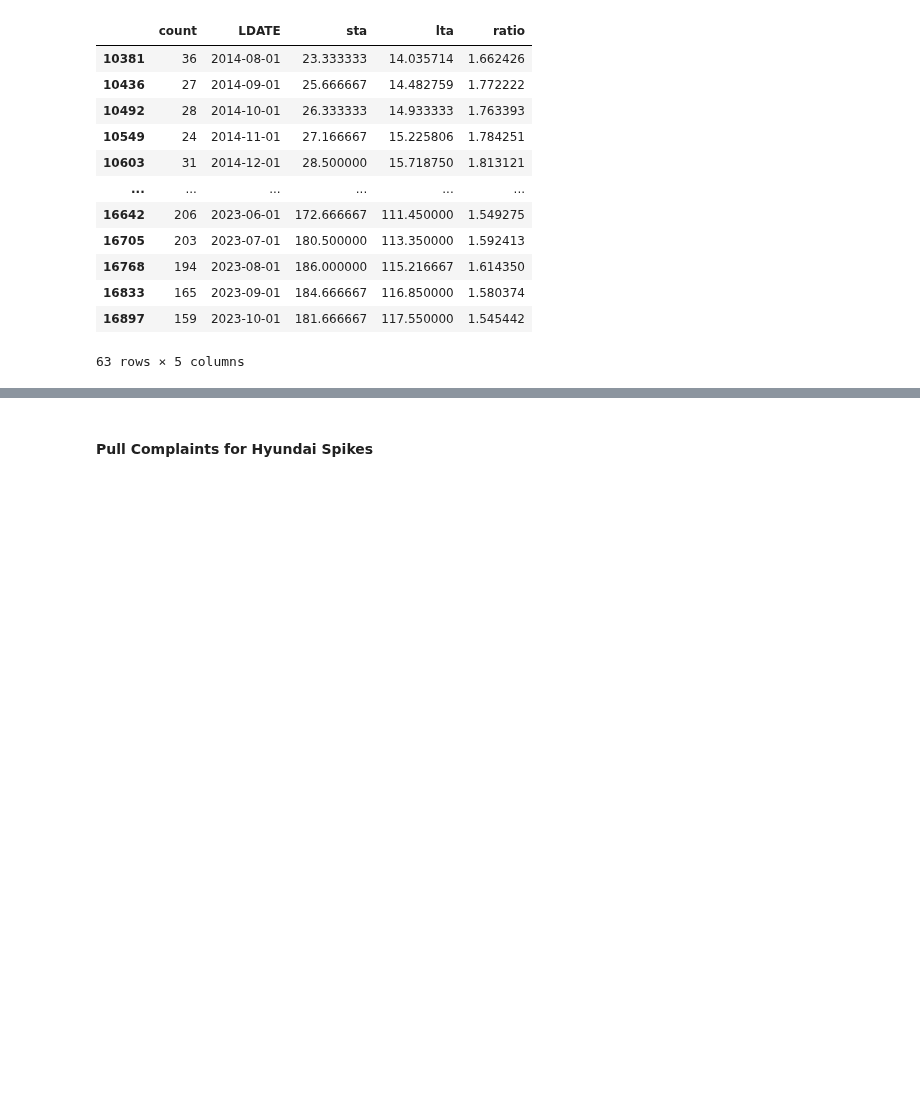
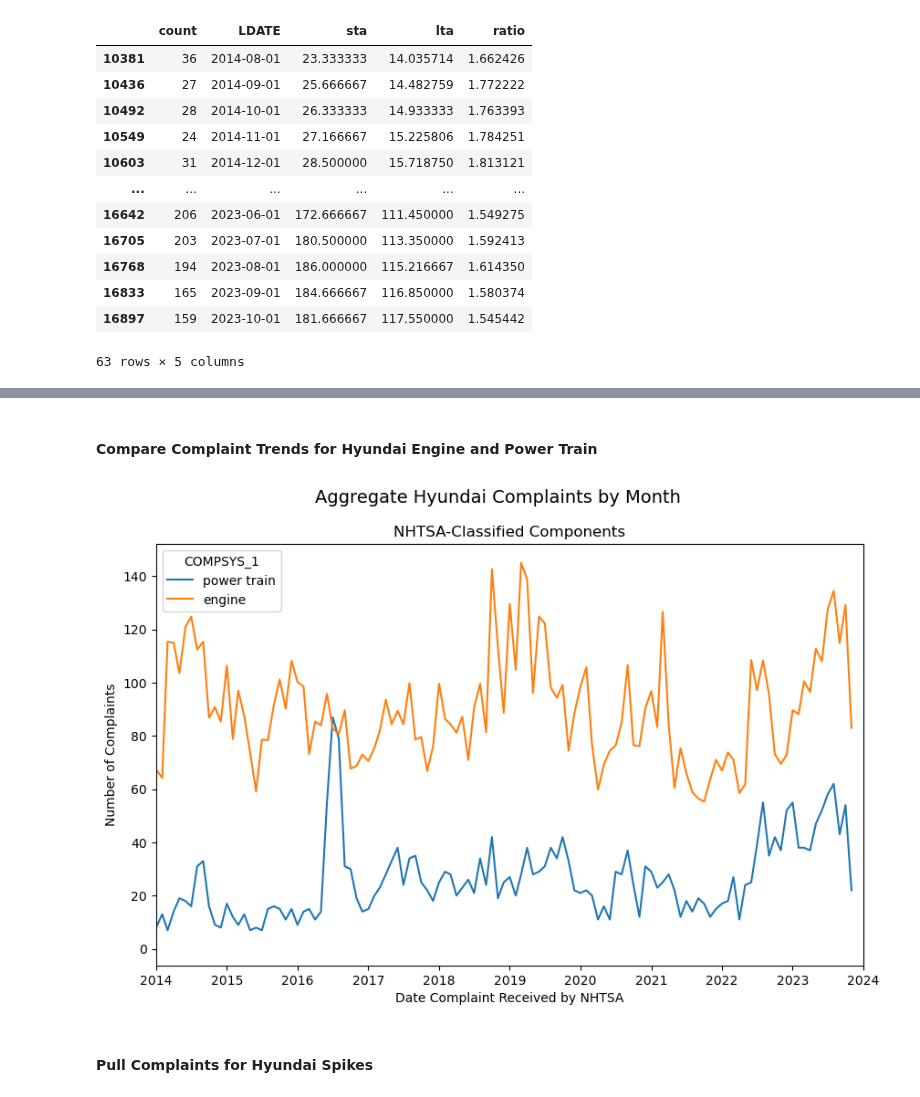
Before and after one commit to prithvidasgupta/si671, a Jupyter notebook: pm_parts_nb.ipynb, the cells around one changed output, grey strips where cells are left out. Drawn from its saved outputs; the diff is of its cells as text; code cells hidden in the pictures; blank space fills up the shorter version.

```diff
--- a/pm_parts_nb.ipynb
+++ b/pm_parts_nb.ipynb
@@ -519,7 +529,17 @@ cmpl.sample(10)
 10 rows × 48 columns
 # %%
 # Remove irrelevant Dealership information
-cmpl.drop(["DEALER_NAME", "DEALER_TEL", "DEALER_CITY", "DEALER_STATE", "DEALER_ZIP",], axis=1, inplace=True)
+cmpl.drop(
+    [
+        "DEALER_NAME",
+        "DEALER_TEL",
+        "DEALER_CITY",
+        "DEALER_STATE",
+        "DEALER_ZIP",
+    ],
+    axis=1,
+    inplace=True,
+)
 cmpl.columns
 # %% [output]
 Index(['ODINO', 'MFR_NAME', 'MAKETXT', 'MODELTXT', 'YEARTXT', 'CRASH',
@@ -690,7 +712,9 @@ select_parts = [
     "suspension",
 ]
 
-cmpl_select_parts = cmpl_filtered_enrich[cmpl_filtered_enrich["COMPSYS_1"].isin(select_parts) == True].copy(deep=True)
+cmpl_select_parts = cmpl_filtered_enrich[
+    cmpl_filtered_enrich["COMPSYS_1"].isin(select_parts) == True
+].copy(deep=True)
 # %%
 print(cmpl_select_parts.shape)
 cmpl_select_parts["COMPSYS_1"].value_counts()
@@ -869,8 +901,12 @@ Index(['ODINO', 'MFR_NAME', 'MAKETXT', 'MODELTXT', 'YEARTXT', 'CRASH',
 # %%
 cmpl_select_parts["LDATE_month"] = cmpl_select_parts["LDATE"].dt.to_period("M").copy()
 
-cmpl_m_mfr = cmpl_select_parts.groupby(['LDATE_month', 'MFR_NAME', 'COMPSYS_1']).size().reset_index(name='count')
-cmpl_m_mfr['LDATE'] = cmpl_m_mfr['LDATE_month'].dt.to_timestamp()
+cmpl_m_mfr = (
+    cmpl_select_parts.groupby(["LDATE_month", "MFR_NAME", "COMPSYS_1"])
+    .size()
+    .reset_index(name="count")
+)
+cmpl_m_mfr["LDATE"] = cmpl_m_mfr["LDATE_month"].dt.to_timestamp()
 # %%
 cmpl_m_mfr["MFR_NAME"].unique()
 # %% [output]
@@ -998,3 +1138,26 @@ spikes.sort_values(by="LDATE")
+# %% [markdown]
+#### Compare Complaint Trends for Hyundai Engine and Power Train
+# %%
+plt.figure(figsize=(10, 6))
+sns.lineplot(
+    x="LDATE",
+    y="count",
+    data=cmpl_m_mfr[
+        (cmpl_m_mfr["MFR_NAME"] == "hyundai motor america")
+        & (cmpl_m_mfr["COMPSYS_1"] == "power train")
+        | (cmpl_m_mfr["COMPSYS_1"] == "engine")
+    ],
+    hue="COMPSYS_1",
+    errorbar=None,
+)
+plt.suptitle("Aggregate Hyundai Complaints by Month", fontsize=14)
+plt.title("NHTSA-Classified Components")
+plt.xlabel("Date Complaint Received by NHTSA")
+plt.ylabel("Number of Complaints")
+plt.xlim((pd.Timestamp("2014-01-01"), pd.Timestamp("2024-01-01")))
+plt.show()
+# %% [output]
+[figure, added]
 # %% [markdown]
 #### Pull Complaints for Hyundai Spikes
 # %%
```
Also changed, not shown: parts of 50 cells of this notebook.
